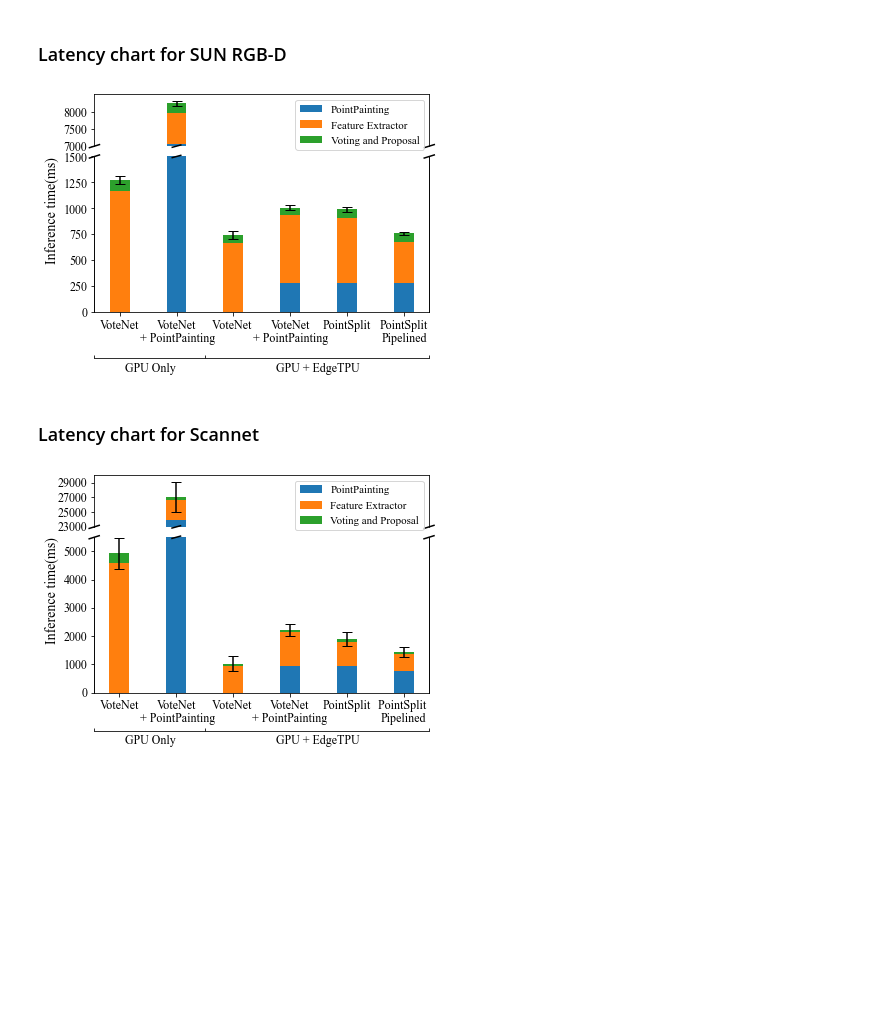
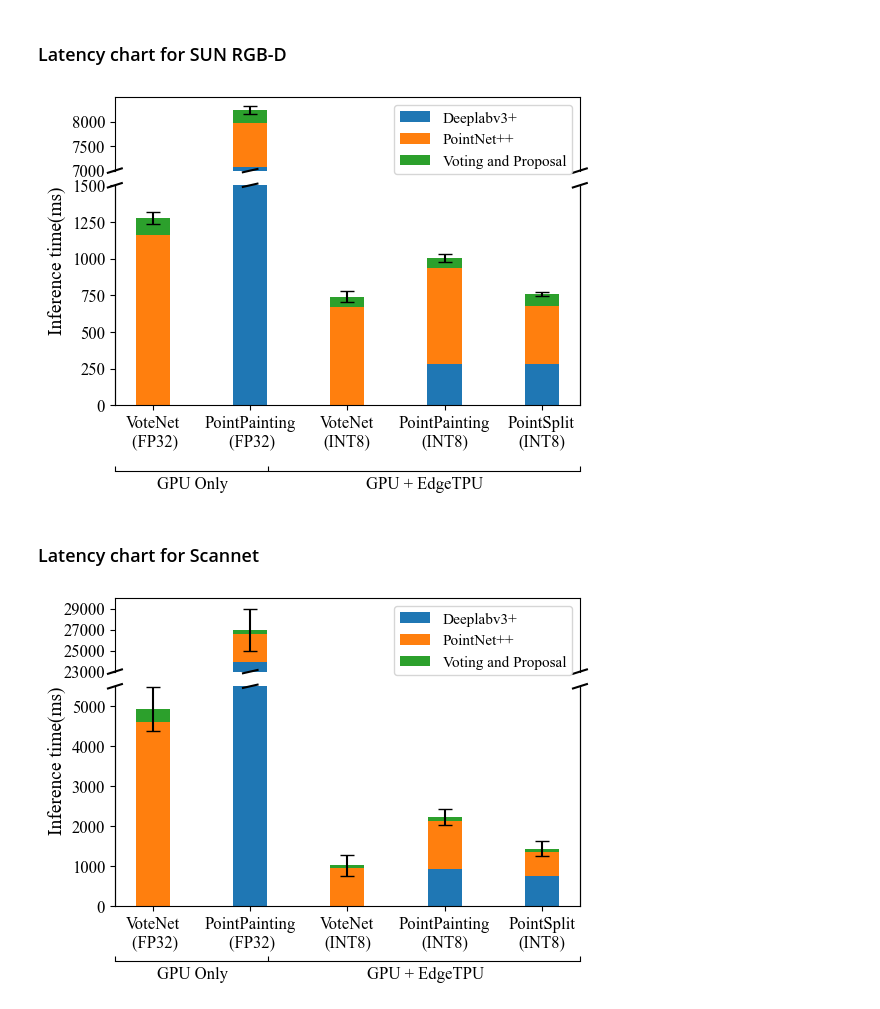
Before and after one commit to KeondoPark/votenet_tf, a Jupyter notebook: DistOfValues_Voting_Proposal.ipynb, the cells around one changed output. Saved outputs shown, nothing was run; the diff lists cells and outputs as text; code cells hidden in the pictures; blank space fills up the shorter version.

```diff
--- a/DistOfValues_Voting_Proposal.ipynb
+++ b/DistOfValues_Voting_Proposal.ipynb
@@ -631,13 +631,13 @@ plt.rc('xtick', labelsize=12)
 plt.rc('ytick', labelsize=12)
 plt.rc('legend', fontsize=11)
 
-labels = ['VoteNet', 'VoteNet\n + PointPainting', 'VoteNet ', 'VoteNet\n+ PointPainting', 'PointSplit', 'PointSplit\nPipelined']
-pointpainting =         [   0, 7072,   0, 283, 280, 282]
-FeatureExtractor =      [1164,  901, 667, 650, 625, 395]
-VotingProposal_bottom = [1164, 7974, 667, 933, 905, 677]
-VotingProposal =        [ 112,  268,  74,  72,  85,  82]
+labels = ['VoteNet\n (FP32)', 'PointPainting\n (FP32)', 'VoteNet\n(INT8)', 'PointPainting\n(INT8)', 'PointSplit\n(INT8)']
+pointpainting =         [   0, 7072,   0, 283, 282]
+FeatureExtractor =      [1164,  901, 667, 650, 395]
+VotingProposal_bottom = [1164, 7974, 667, 933, 677]
+VotingProposal =        [ 112,  268,  74,  72,  82]
 
-error = [39, 76, 35, 25, 23, 14]
+error = [39, 76, 35, 25, 14]
 #women_std = [3, 5, 2, 3, 3]
 width = 0.35       # the width of the bars: can also be len(x) sequence
 
@@ -658,18 +658,28 @@ ax2.spines['top'].set_visible(False)
 
 # Draw stacked bars on both ax1, ax2
 #bars2 = ax2.bar(labels, pointpainting, width, yerr=men_std, label='pointpainting')
-bars2 = ax2.bar(labels, pointpainting, width, label='PointPainting')
+bars2 = ax2.bar(labels, pointpainting, width, label='Deeplabv3+')
 ax2.bar(labels, FeatureExtractor, width, bottom=pointpainting,
-       label='Feature Extractor')
+       label='PointNet++')
 ax2.bar(labels, VotingProposal, width, bottom=VotingProposal_bottom,
        label='Voting and Proposal',
        yerr=error, capsize=5)
-bars1 = ax1.bar(labels, pointpainting, width, label='PointPainting')
+
+# mAP = ['56.9', '60.2', '29.3', '32.3', '59.9']
+# for i in range(5):
+#     if i == 1: continue
+#     ax2.text(i - 0.15, VotingProposal_bottom[i] + VotingProposal[i] + 70, mAP[i])
+
+bars1 = ax1.bar(labels, pointpainting, width, label='Deeplabv3+')
 ax1.bar(labels, FeatureExtractor, width, bottom=pointpainting,
-       label='Feature Extractor')
+       label='PointNet++')
 ax1.bar(labels, VotingProposal, width, bottom=VotingProposal_bottom,
        label='Voting and Proposal',
        yerr=error, capsize=5)
+
+# i = 1
+# ax1.text(i - 0.15, VotingProposal_bottom[i] + VotingProposal[i] + 70, mAP[i])
+
 
 # Break mark on axis
 d = .015
@@ -686,35 +696,35 @@ for b1, b2 in zip(bars1, bars2):
     if b2.get_height() > bs:
         ax2.plot((posx-5*d, posx+5*d), (1 - 0.5*d, 1 + 0.5*d), color='k', clip_on=False,
                  transform=ax2.get_xaxis_transform())
     if b1.get_height() > ts:
         ax1.plot((posx-5*d, posx+5*d), (- 1.5*d, + 1.5*d), color='k', clip_on=False,
                  transform=ax1.get_xaxis_transform())
 
 
 ax2.set_ylabel('Inference time(ms)',loc="top", **{'fontname':'Times New Roman','fontsize':14})
 #ax1.set_title('Inference time comparison', **{'fontname':'Times New Roman'})
 ax1.legend()
 
 # Second X-axis
 import matplotlib.ticker as ticker
 ax3 = ax2.twiny()
 
 ax3.spines["bottom"].set_position(("axes", -0.3))
 ax3.spines['top'].set_visible(False)
 ax3.tick_params('both', length=0, width=0, which='minor')
 ax3.tick_params('both', direction='in', which='major')
 ax3.xaxis.set_ticks_position("bottom")
 ax3.xaxis.set_label_position("bottom")
 
 ax3.set_xticks([0.0, 0.33, 1.0])
 ax3.xaxis.set_major_formatter(ticker.NullFormatter())
 ax3.xaxis.set_minor_locator(ticker.FixedLocator([0.167, 0.667]))
 ax3.xaxis.set_minor_formatter(ticker.FixedFormatter(['GPU Only', 'GPU + EdgeTPU']))
 
-plt.savefig('figs/latency_plot_sunrgbd.pdf', bbox_inches='tight')
+plt.savefig('figs/latency_plot_sunrgbd3.pdf', bbox_inches='tight')
 plt.show()
 # %% [output]
-[figure, old version]
+[figure, new version]
 # %% [markdown]
 ### Latency chart for Scannet
 # %%
@@ -722,12 +732,12 @@ plt.rc('xtick', labelsize=12)
 plt.rc('ytick', labelsize=12)
 plt.rc('legend', fontsize=11)
 
-labels = ['VoteNet', 'VoteNet\n + PointPainting', 'VoteNet ', 'VoteNet\n+ PointPainting', 'PointSplit', 'PointSplit \nPipelined']
-pointpainting         = [   0, 23908,   0,  939,  939,  763]
-FeatureExtractor      = [4601,  2708, 945, 1191,  855,  599]
-VotingProposal_bottom = [4601, 26616, 945, 2130, 1795, 1362]
-VotingProposal =        [ 324,   389,  84,   90,   92,   82]
-error = [548, 2008, 264, 200, 253, 177]
+labels = ['VoteNet\n (FP32)', 'PointPainting\n (FP32)', 'VoteNet\n(INT8)', 'PointPainting\n(INT8)', 'PointSplit\n(INT8)']
+pointpainting         = [   0, 23908,   0,  939,  763]
+FeatureExtractor      = [4601,  2708, 945, 1191,  599]
+VotingProposal_bottom = [4601, 26616, 945, 2130, 1362]
+VotingProposal =        [ 324,   389,  84,   90,   82]
+error = [548, 2008, 264, 200, 177]
 #women_std = [3, 5, 2, 3, 3]
 width = 0.35       # the width of the bars: can also be len(x) sequence
 
@@ -750,15 +760,27 @@ ax2.spines['top'].set_visible(False)
 
 # Draw stacked bars on both ax1, ax2
 #bars2 = ax2.bar(labels, pointpainting, width, yerr=men_std, label='pointpainting')
-bars2 = ax2.bar(labels, pointpainting, width, label='PointPainting')
-ax2.bar(labels, FeatureExtractor, width, bottom=pointpainting,label='Feature Extractor')
+bars2 = ax2.bar(labels, pointpainting, width, label='Deeplabv3+')
+ax2.bar(labels, FeatureExtractor, width, bottom=pointpainting,label='PointNet++')
 ax2.bar(labels, VotingProposal, width, bottom=VotingProposal_bottom,label='Voting and Proposal',
        yerr=error, capsize=5)
 
-bars1 = ax1.bar(labels, pointpainting, width, label='PointPainting')
-ax1.bar(labels, FeatureExtractor, width, bottom=pointpainting,label='Feature Extractor')
+# mAP = ['54.9', '56.4', '41.7', '48.8', '55.7']
+# for i in range(5):
+#     if i == 1: continue
+#     if i == 0:
+#         pad = 580
+#     else:
+#         pad = 350
+#     ax2.text(i - 0.15, VotingProposal_bottom[i] + VotingProposal[i] + pad, mAP[i])
+
+bars1 = ax1.bar(labels, pointpainting, width, label='Deeplabv3+')
+ax1.bar(labels, FeatureExtractor, width, bottom=pointpainting,label='PointNet++')
 ax1.bar(labels, VotingProposal, width, bottom=VotingProposal_bottom,label='Voting and Proposal',
        yerr=error, capsize=5)
+
+# i = 1
+# ax1.text(i - 0.15, VotingProposal_bottom[i] + VotingProposal[i] + 2200, mAP[i])
 
 # Break mark on axis
 d = .015
@@ -800,7 +822,7 @@ ax3.xaxis.set_major_formatter(ticker.NullFormatter())
 ax3.xaxis.set_minor_locator(ticker.FixedLocator([0.167, 0.667]))
 ax3.xaxis.set_minor_formatter(ticker.FixedFormatter(['GPU Only', 'GPU + EdgeTPU'], ))
 
-plt.savefig('figs/latency_plot_scannet.pdf', bbox_inches='tight')
+plt.savefig('figs/latency_plot_scannet3.pdf', bbox_inches='tight')
 plt.show()
 # %% [output]
-[figure, old version]
+[figure, new version]
```
Also changed, not shown: parts of 1 cell of this notebook, 34 other files.
